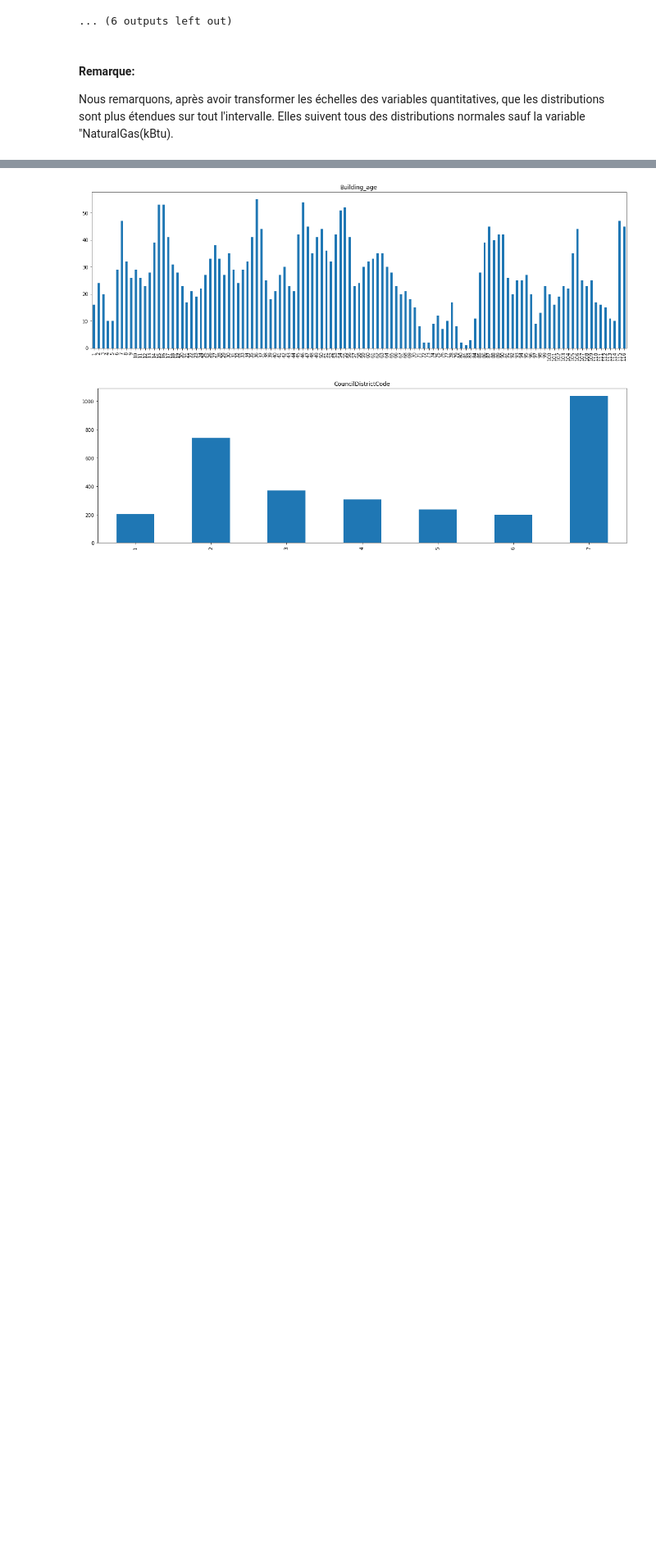
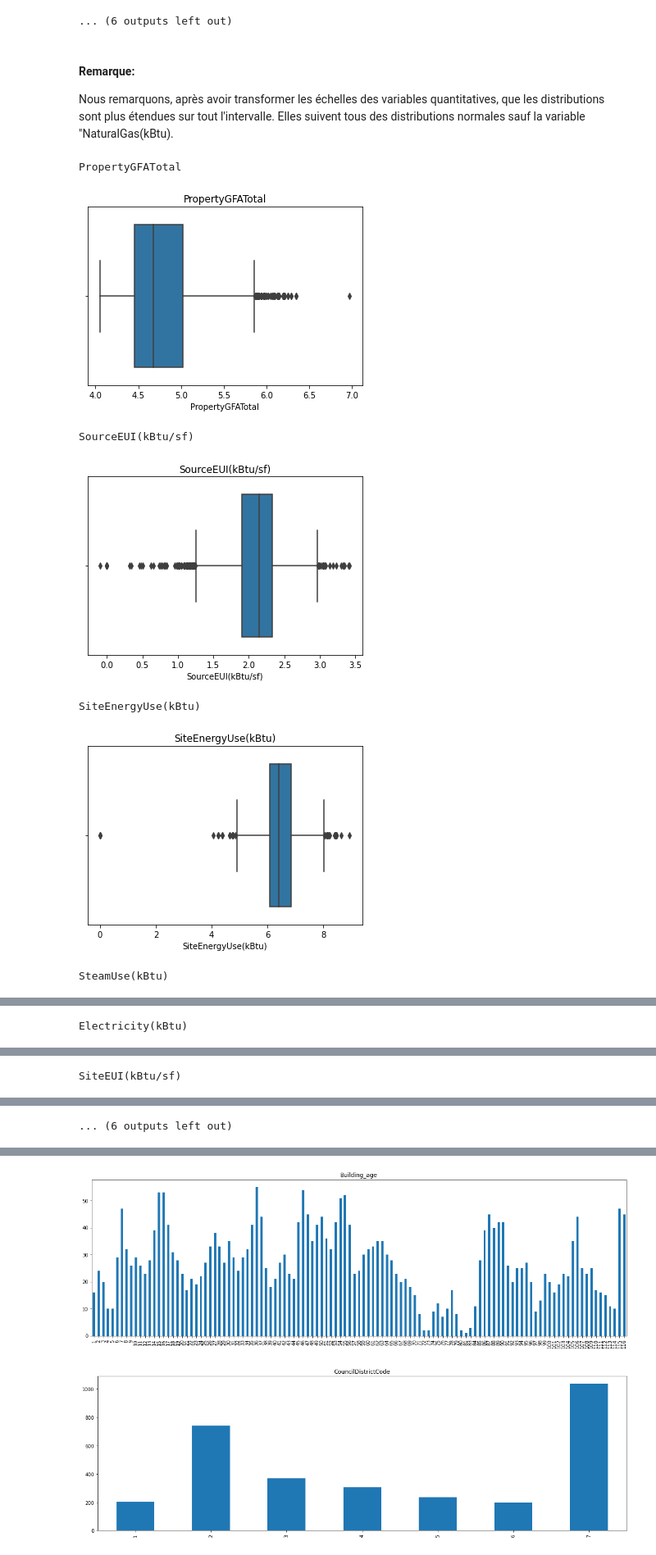
Before and after one commit to Soumaya-kh/seattle-city, a Jupyter notebook: Pélec_01_notebook.ipynb, the cells around one changed output, grey strips where cells are left out. Shown at 82% size. Drawn from its saved outputs; the diff is of its cells as text; code cells hidden in the pictures; blank space fills up the shorter version.

```diff
--- a/Pélec_01_notebook.ipynb
+++ b/Pélec_01_notebook.ipynb
@@ -1386,3 +1408,18 @@ for var in vars_to_rescale:
 # %% [markdown]
 #### Remarque:
 Nous remarquons, après avoir transformer les échelles des variables quantitatives, que les distributions sont plus étendues sur tout l'intervalle. Elles suivent tous des distributions normales sauf la variable "NaturalGas(kBtu).
+# %%
+#vérifions leurs boxplots
+for var in vars_to_rescale:
+    print(var)
+    sns.boxplot(x= var , data= clean_df)
+    plt.title(var)
+    plt.show()
+# %% [output]
+PropertyGFATotal
+[figure, added]
+SourceEUI(kBtu/sf)
+[figure, added]
+SiteEnergyUse(kBtu)
+[figure, added]
+SteamUse(kBtu)
@@ -1388,0 +1427 @@ Nous remarquons, après avoir transformer les échelles des variables quantitati
+Electricity(kBtu)
@@ -1388,0 +1429 @@ Nous remarquons, après avoir transformer les échelles des variables quantitati
+SiteEUI(kBtu/sf)
@@ -1388,0 +1431 @@ Nous remarquons, après avoir transformer les échelles des variables quantitati
+... (6 outputs left out)
```
Also changed, not shown: parts of 79 cells of this notebook.
